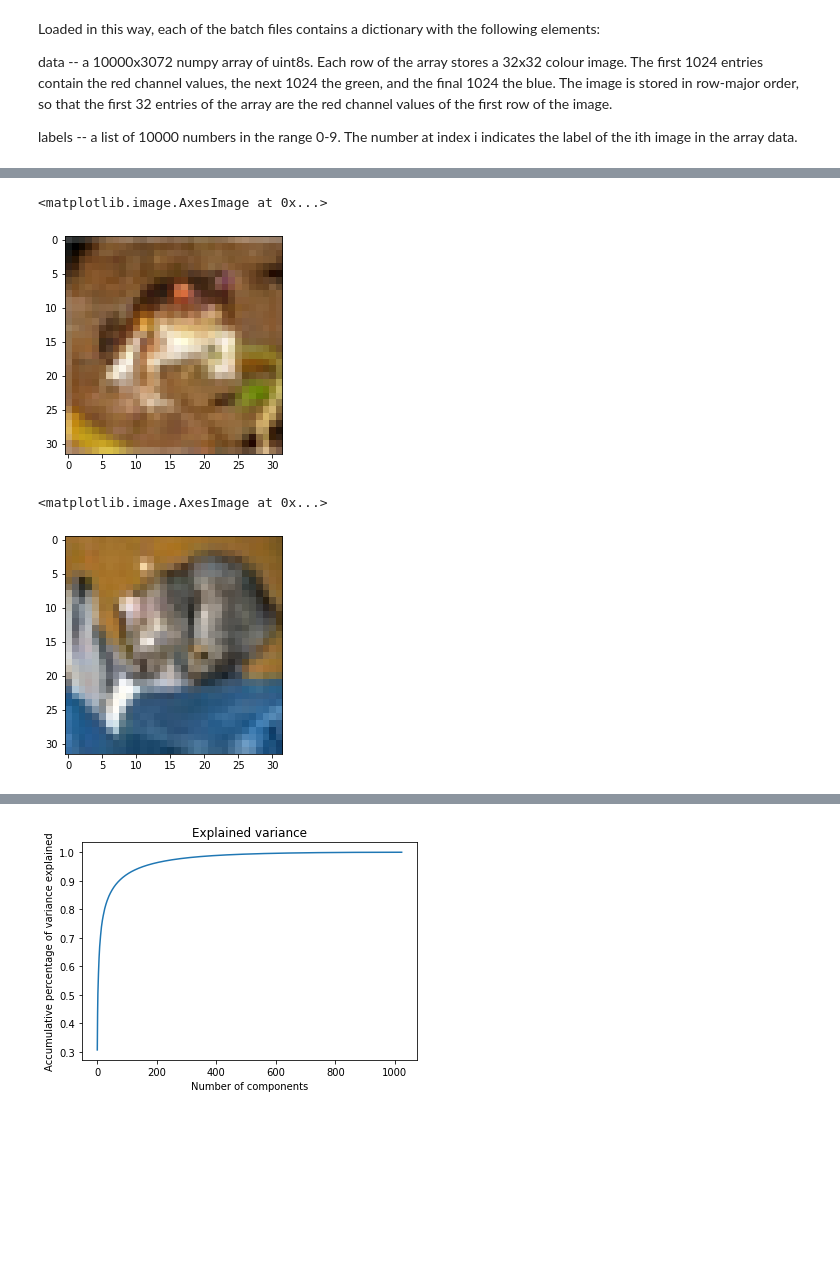
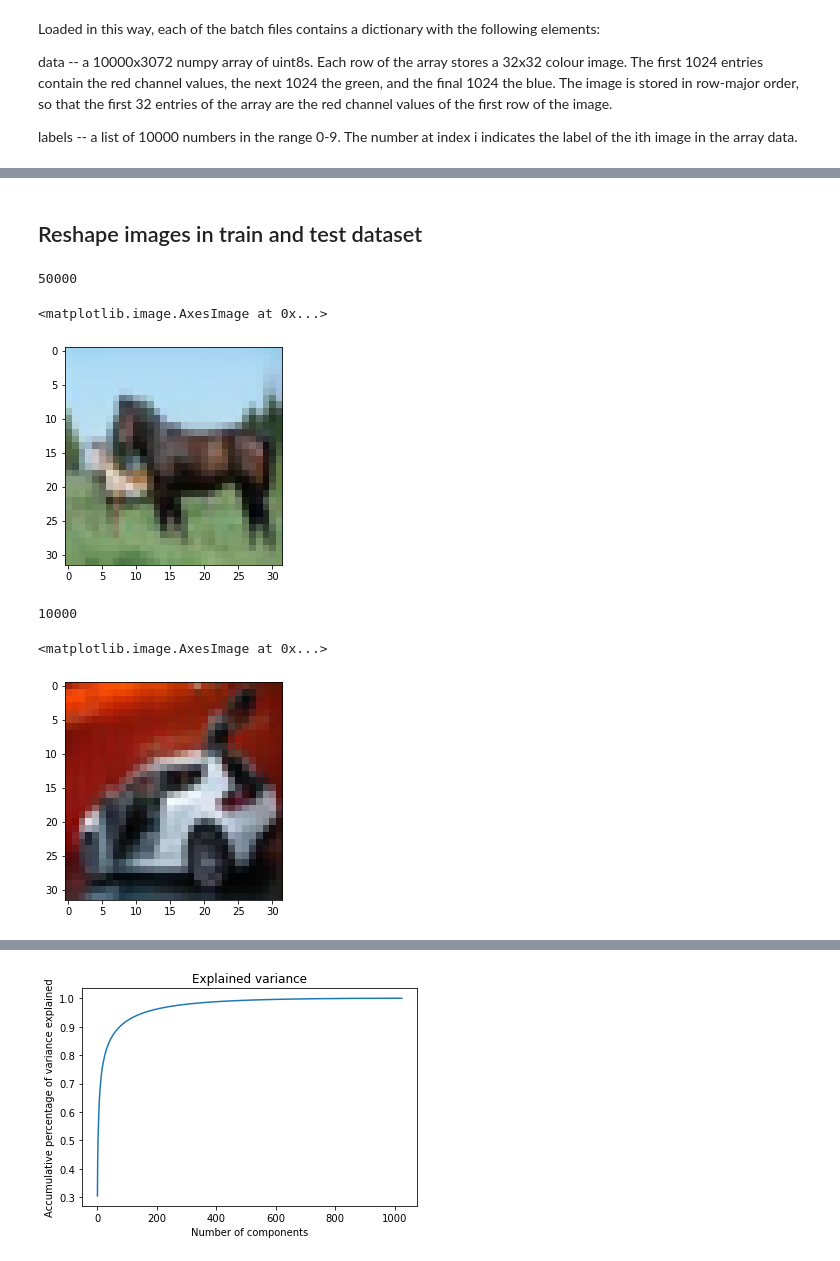
Before and after one commit to EmilyCY/CIFAR10-Image-Classification, a Jupyter notebook: SVM-kfold.ipynb, the cells around one changed output, grey strips where cells are left out. Saved outputs shown, nothing was run; the diff lists cells and outputs as text; code cells hidden in the pictures; blank space fills up the shorter version.

```diff
--- a/SVM-kfold.ipynb
+++ b/SVM-kfold.ipynb
@@ -3,14 +36,13 @@
 # %%
 import pandas as pd
 import numpy as np
-import os
 %matplotlib inline
 import matplotlib.pyplot as plt
 
-
 #load data
 
-DATA_PATH = "/content/data/"
+# Please make sure the path to the dataset is correct before running the script
+DATA_PATH = "data/"
 
 # this funciton unpickles data from file
 def unpickle(file):
@@ -26,8 +58,14 @@ batch3=unpickle(DATA_PATH+"data_batch_3")
 batch4=unpickle(DATA_PATH+"data_batch_4")
 batch5=unpickle(DATA_PATH+"data_batch_5")
 test_batch=unpickle(DATA_PATH+"test_batch")
+meta=unpickle(DATA_PATH+"batches.meta")
 
+# save five data batch into a list
+training_data=[batch1,batch2,batch3,batch4,batch5]
+
+# inspect data inside the dictionary
 print(batch1)
+print(meta)
 # %% [output]
 {b'batch_label': b'training batch 1 of 5', b'labels': [6, 9, 9, 4, 1, 1, 2, 7, 8, 3, 4, 7, 7, 2, 9, 9, 9, 3, 2, 6, 4, 3, 6, 6, 2, 6, 3, 5, 4, 0, 0, 9, 1, 3, 4, 0, 3, 7, 3, 3, 5, 2, 2, 7, 1, 1, 1, 2, 2 ...
        [154, 126, 105, ..., 139, 142, 144],
@@ -44,8 +83,11 @@ data -- a 10000x3072 numpy array of uint8s. Each row of the array stores a 32x32
 labels -- a list of 10000 numbers in the range 0-9. The number at index i indicates the label of the ith image in the array data.
 # %%
 # checking dataset size
-print(batch1[b'data'][1].size)
-print(len(batch1[b'labels']))
+
+# print the pixal values for one image and the number of images in each data batch
+for batch in training_data:
+  print(batch[b'data'][1].size)
+  print(len(batch[b'labels']))
 # %% [output]
 3072
 10000
@@ -52,29 +102,37 @@ print(len(batch1[b'labels']))
+# %% [markdown]
+## Reshape images in train and test dataset
 # %%
 from skimage.transform import resize
 
 images=[]
 flat_images=[]
 labels=[]
 
 # this funciton reshapes the image data into (32,32,3) array
 def reshape_image(image):
   img_r=image[0:1024].reshape(32,32)
   img_g=image[1024:2048].reshape(32,32)
   img_b=image[2048:].reshape(32,32)
   img = np.dstack((img_r, img_g, img_b))
   return img
 
 # reshape training dataset
-for i in range(0,10000):
-    image=batch1[b'data'][i, :]
+for batch in training_data:
+  for i in range(0,10000):
+    image=batch[b'data'][i, :]
     reshaped_img = reshape_image(image)
     images.append(reshaped_img)
     flat_images.append(reshaped_img.flatten())
 
-plt.imshow(images[0],interpolation='nearest')
+# check total number of images
+print(len(images))
+
+# plot the first image
+plt.imshow(images[12],interpolation='nearest')
 # %% [output]
-<matplotlib.image.AxesImage at 0x...>
+50000
+<matplotlib.image.AxesImage at 0x...>
-[figure, old version]
+[figure, new version]
 # %%
 # reshape test dataset
 test_images=[]
@@ -85,7 +143,9 @@ for i in range(0,10000):
     test_images.append(img)
     flat_test_images.append(img.flatten())
 
-plt.imshow(test_images[0],interpolation='nearest')
+print(len(test_images))
+plt.imshow(test_images[6],interpolation='nearest')
 # %% [output]
-<matplotlib.image.AxesImage at 0x...>
+10000
+<matplotlib.image.AxesImage at 0x...>
-[figure, old version]
+[figure, new version]
```
Also changed, not shown: parts of 37 cells of this notebook.
